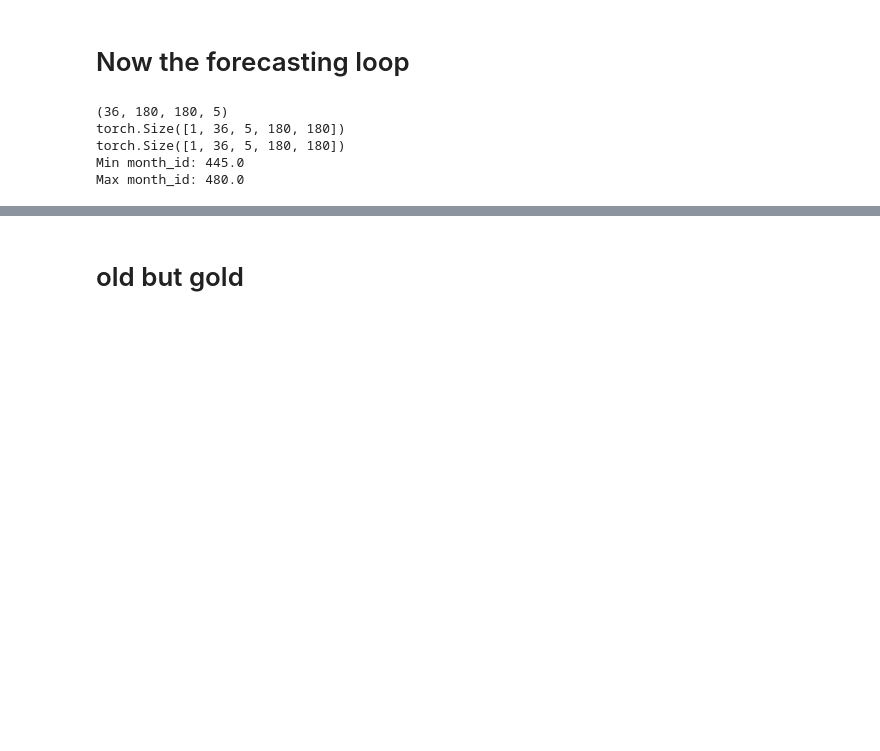
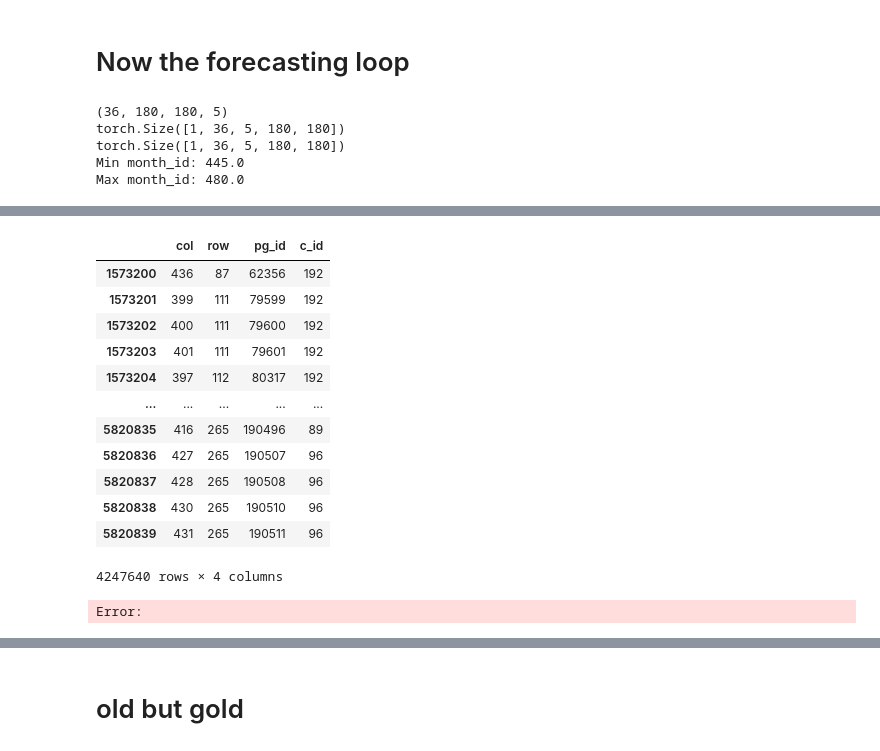
Before and after one commit to prio-data/views_pipeline, a Jupyter notebook: models/purple_alien/notebooks/test_to_prediction_store.ipynb, the cells around one changed output, grey strips where cells are left out. Drawn from its saved outputs; the diff is of its cells as text; code cells hidden in the pictures; blank space fills up the shorter version.

```diff
--- a/models/purple_alien/notebooks/test_to_prediction_store.ipynb
+++ b/models/purple_alien/notebooks/test_to_prediction_store.ipynb
@@ -484,0 +488,19 @@ df_full
+# %%
+# for plotitng purpose, merge
+df_col_row = df[['col', 'row', 'pg_id', 'c_id']]
+df_col_row
+# %% [output]
+|  | col | row | pg_id | c_id |
+| 1573200 | 436 | 87 | 62356 | 192 |
+| 1573201 | 399 | 111 | 79599 | 192 |
+| 1573202 | 400 | 111 | 79600 | 192 |
+| 1573203 | 401 | 111 | 79601 | 192 |
+| 1573204 | 397 | 112 | 80317 | 192 |
+| ... | ... | ... | ... | ... |
+| 5820835 | 416 | 265 | 190496 | 89 |
+| 5820836 | 427 | 265 | 190507 | 96 |
+| 5820837 | 428 | 265 | 190508 | 96 |
+| 5820838 | 430 | 265 | 190510 | 96 |
+| 5820839 | 431 | 265 | 190511 | 96 |
+4247640 rows × 4 columns
+Error:
```
Also changed, not shown: parts of 4 cells of this notebook.
